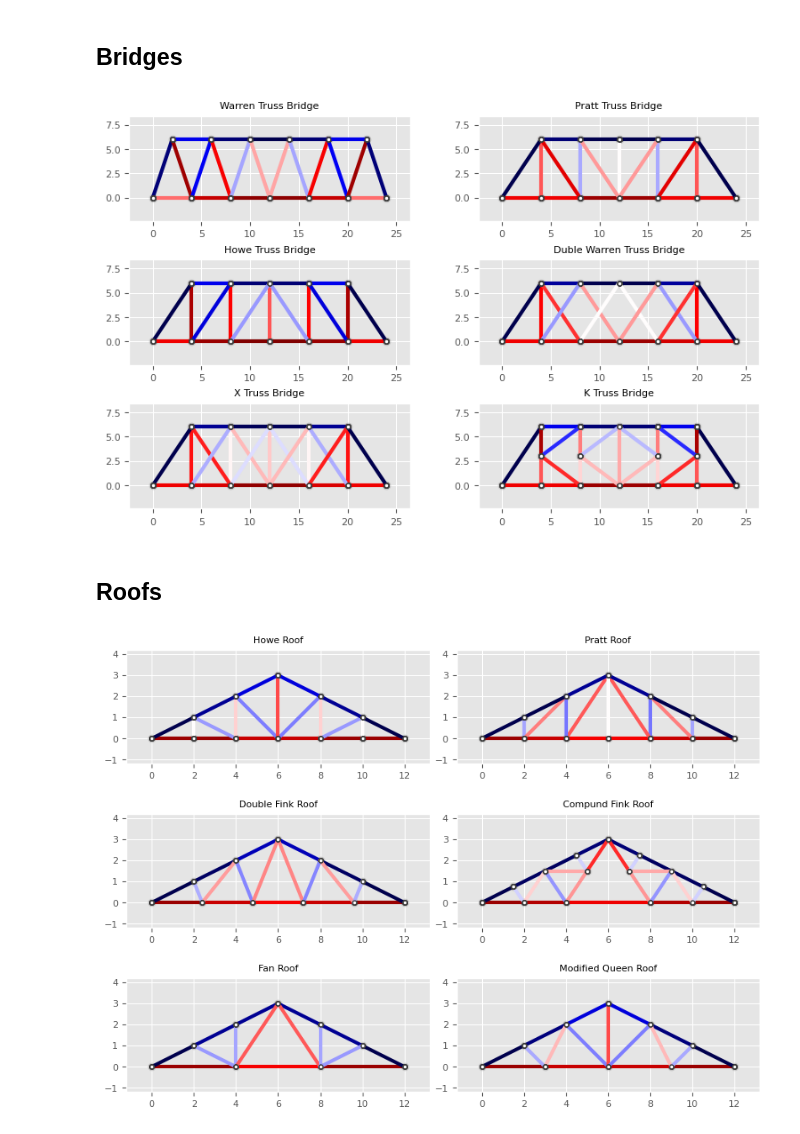
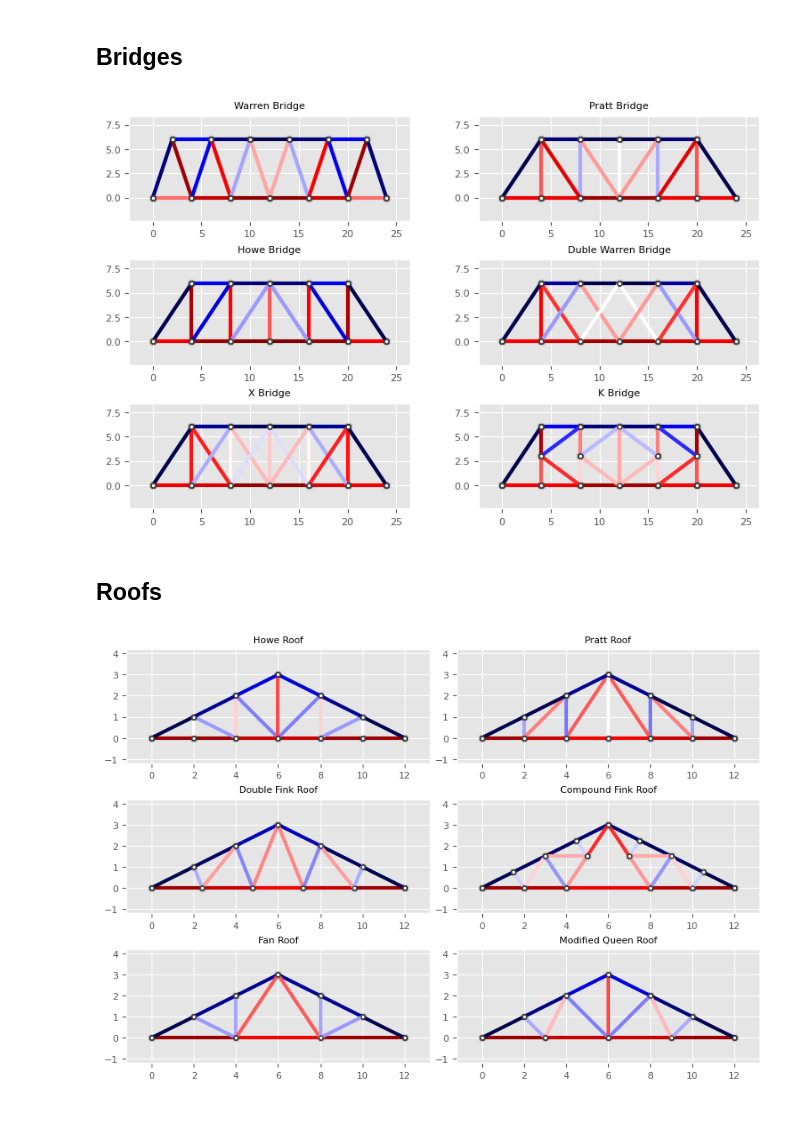
Before and after one commit to oscar-rincon/trusses_analysis, a Jupyter notebook: main/stress_visualization/stress_visualization_bridges.ipynb, the cells around one changed output. Cells and saved outputs as stored; diff of their text form; code cells hidden in the pictures.

```diff
--- a/main/stress_visualization/stress_visualization_bridges.ipynb
+++ b/main/stress_visualization/stress_visualization_bridges.ipynb
@@ -66,7 +66,7 @@ k_truss_bridge_esfuerzos = calc_esfuerzos_int(
 fig, axs = plt.subplots(3, 2, figsize=(8, 5))
 
 # Visualizar los esfuerzos en la cercha del puente Warren
-axs[0, 0].set_title("Warren Truss Bridge", fontsize=8)
+axs[0, 0].set_title("Warren Bridge", fontsize=8)
 plt.sca(axs[0, 0])
 vis_esfuerzos(
     warren_bridge_data["nodes"],
@@ -76,7 +76,7 @@ vis_esfuerzos(
 )
 
 # Visualizar los esfuerzos en la cercha del puente Pratt
-axs[0, 1].set_title("Pratt Truss Bridge", fontsize=8)
+axs[0, 1].set_title("Pratt Bridge", fontsize=8)
 plt.sca(axs[0, 1])
 vis_esfuerzos(
     pratt_bridge_data["nodes"],
@@ -86,7 +86,7 @@ vis_esfuerzos(
 )
 
 # Visualizar los esfuerzos en la cercha del puente Howe
-axs[1, 0].set_title("Howe Truss Bridge", fontsize=8)
+axs[1, 0].set_title("Howe Bridge", fontsize=8)
 plt.sca(axs[1, 0])
 vis_esfuerzos(
     howe_bridge_data["nodes"],
@@ -95,7 +95,7 @@ vis_esfuerzos(
     desp=None
 )
 
-axs[1, 1].set_title("Duble Warren Truss Bridge", fontsize=8)
+axs[1, 1].set_title("Duble Warren Bridge", fontsize=8)
 plt.sca(axs[1, 1])
 vis_esfuerzos(
     double_warren_bridge_data["nodes"],
@@ -105,7 +105,7 @@ vis_esfuerzos(
 )
 
 # Visualizar los esfuerzos en la cercha del puente K
-axs[2, 0].set_title("X Truss Bridge", fontsize=8)
+axs[2, 0].set_title("X Bridge", fontsize=8)
 plt.sca(axs[2, 0])
 vis_esfuerzos(
     x_truss_bridge_data["nodes"],
@@ -115,7 +115,7 @@ vis_esfuerzos(
 )
 
 # Visualizar los esfuerzos en la cercha del puente K
-axs[2, 1].set_title("K Truss Bridge", fontsize=8)
+axs[2, 1].set_title("K Bridge", fontsize=8)
 plt.sca(axs[2, 1])
 vis_esfuerzos(
     k_truss_bridge_data["nodes"],
@@ -130,7 +130,7 @@ plt.tight_layout()
 plt.savefig("figs/stress_bridges.png", dpi=300)
 plt.show()
 # %% [output]
-[figure, old version]
+[figure, new version]
 # %% [markdown]
 ## Roofs
 # %%
@@ -193,7 +193,7 @@ modified_queen_roof_esfuerzos = calc_esfuerzos_int(
     modified_queen_roof_disp
 )
 # %%
-fig, axs = plt.subplots(3, 2, figsize=(8, 6))
+fig, axs = plt.subplots(3, 2, figsize=(8, 5.5))
 
 # Visualizar los esfuerzos en la cercha del puente Warren
 axs[0, 0].set_title("Howe Roof", fontsize=8)
@@ -225,37 +225,37 @@ vis_esfuerzos(
 )
 
 # Visualizar los esfuerzos en la cercha del puente Warren
-axs[1, 1].set_title("Compund Fink Roof", fontsize=8)
+axs[1, 1].set_title("Compound Fink Roof", fontsize=8)
 plt.sca(axs[1, 1])
 vis_esfuerzos(
     compund_fink_roof_data["nodes"],
     compund_fink_roof_data["elements"],
     compund_fink_roof_esfuerzos,
     desp=None
 )
 
 # Visualizar los esfuerzos en la cercha del puente Warren
 axs[2, 0].set_title("Fan Roof", fontsize=8)
 plt.sca(axs[2, 0])
 vis_esfuerzos(
     fan_roof_data["nodes"],
     fan_roof_data["elements"],
     fan_roof_esfuerzos,
     desp=None
 )
 
 # Visualizar los esfuerzos en la cercha del puente Warren
 axs[2, 1].set_title("Modified Queen Roof", fontsize=8)
 plt.sca(axs[2, 1])
 vis_esfuerzos(
     modified_queen_roof_data["nodes"],
     modified_queen_roof_data["elements"],
     modified_queen_roof_esfuerzos,
     desp=None
 )
 
 plt.tight_layout()
 plt.savefig("figs/stress_roofs.png", dpi=300)
 plt.show()
 # %% [output]
-[figure, old version]
+[figure, new version]
```
Also changed, not shown: 2 other files.
